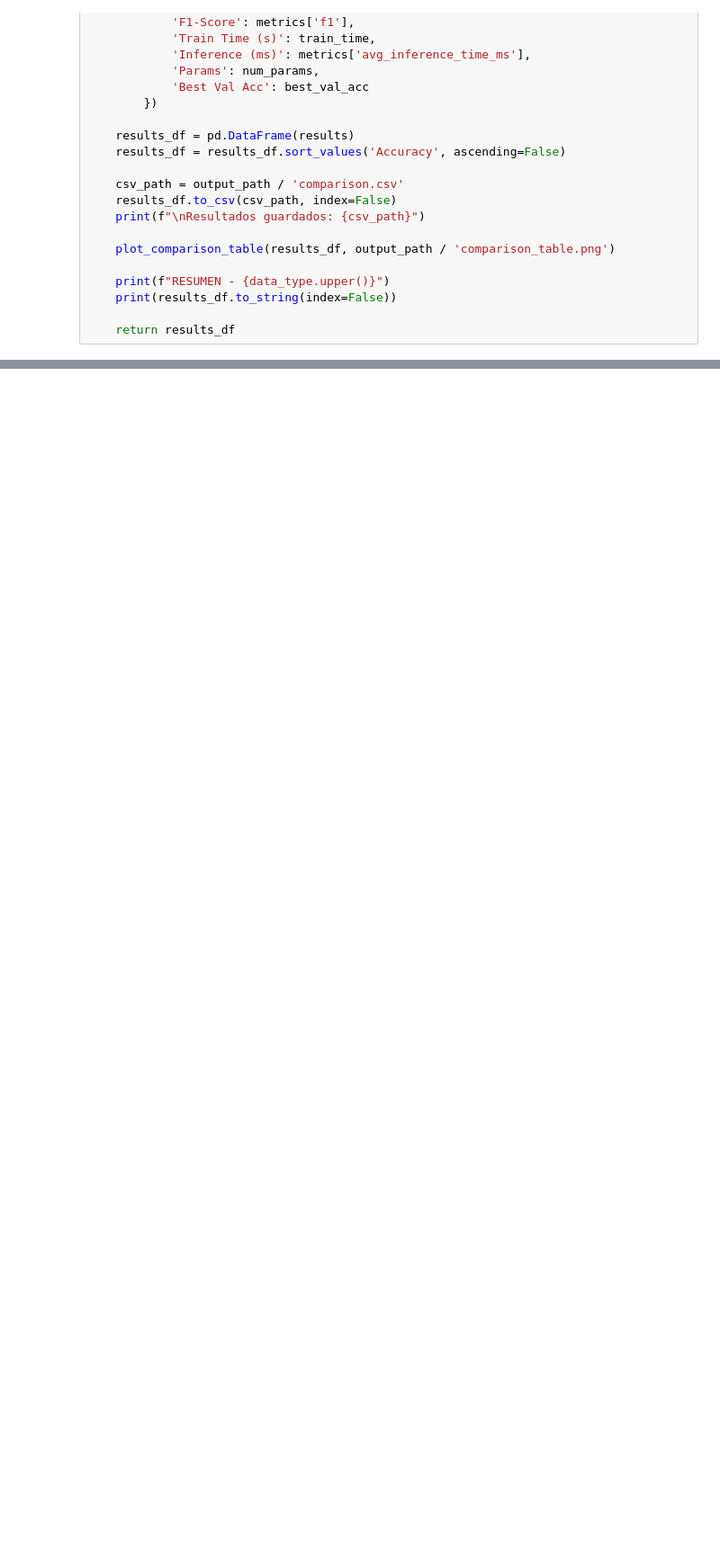
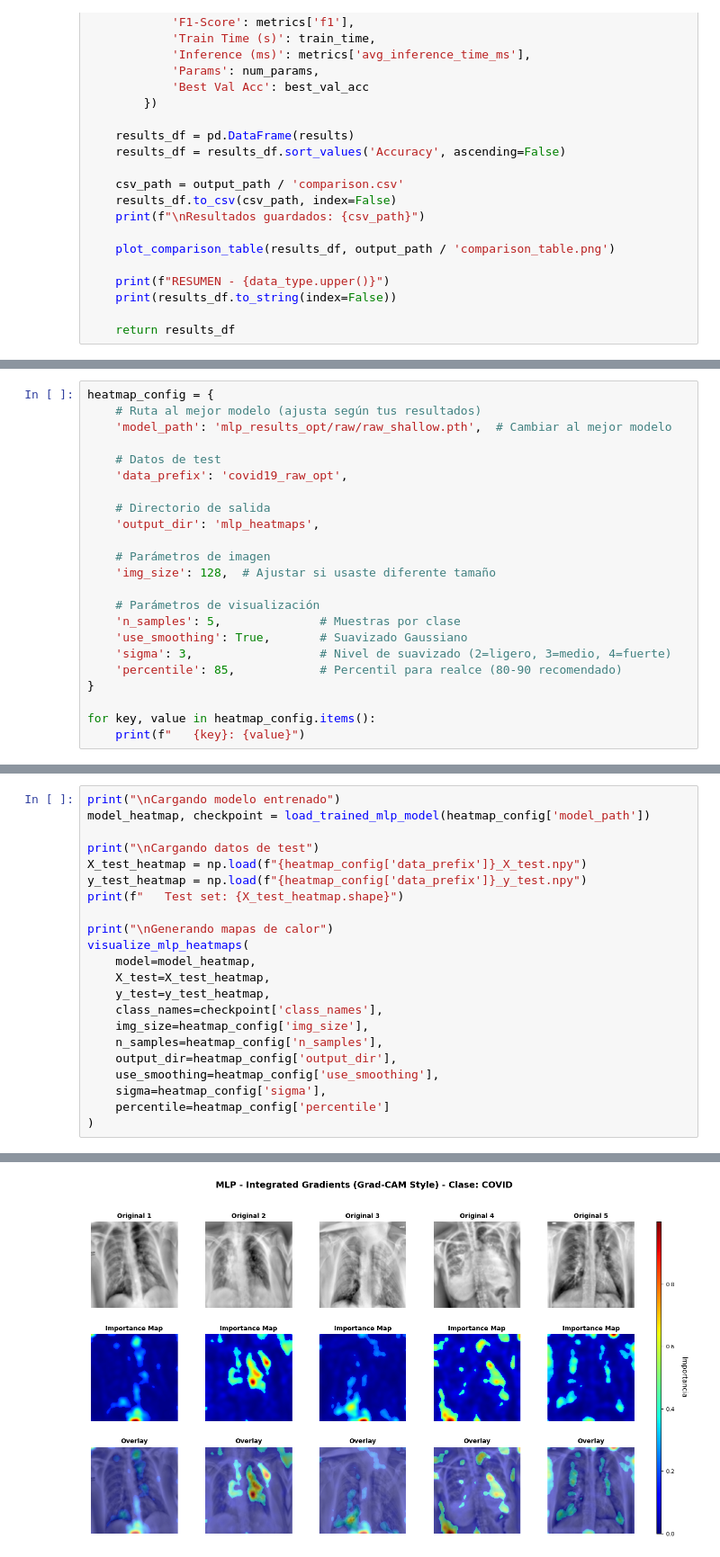
Before and after one commit to dlurena24/Proyecto2Recon, a Jupyter notebook: MLP.ipynb, the cells around one changed output, grey strips where cells are left out. Shown at 90% size. Saved outputs shown, nothing was run; the diff lists cells and outputs as text; blank space fills up the shorter version.

Commit message:
heatmaps

```diff
--- a/MLP.ipynb
+++ b/MLP.ipynb
@@ -694,0 +942,23 @@ raw_deep_regularized  0.900589   0.900100 0.900589  0.900250      313.928853
+# %%
+heatmap_config = {
+    # Ruta al mejor modelo (ajusta según tus resultados)
+    'model_path': 'mlp_results_opt/raw/raw_shallow.pth',  # Cambiar al mejor modelo
+
+    # Datos de test
+    'data_prefix': 'covid19_raw_opt',
+
+    # Directorio de salida
+    'output_dir': 'mlp_heatmaps',
+
+    # Parámetros de imagen
+    'img_size': 128,  # Ajustar si usaste diferente tamaño
+
+    # Parámetros de visualización
+    'n_samples': 5,              # Muestras por clase
+    'use_smoothing': True,       # Suavizado Gaussiano
+    'sigma': 3,                  # Nivel de suavizado (2=ligero, 3=medio, 4=fuerte)
+    'percentile': 85,            # Percentil para realce (80-90 recomendado)
+}
+
+for key, value in heatmap_config.items():
+    print(f"   {key}: {value}")
@@ -694,0 +974,23 @@ raw_deep_regularized  0.900589   0.900100 0.900589  0.900250      313.928853
+# %%
+print("\nCargando modelo entrenado")
+model_heatmap, checkpoint = load_trained_mlp_model(heatmap_config['model_path'])
+
+print("\nCargando datos de test")
+X_test_heatmap = np.load(f"{heatmap_config['data_prefix']}_X_test.npy")
+y_test_heatmap = np.load(f"{heatmap_config['data_prefix']}_y_test.npy")
+print(f"   Test set: {X_test_heatmap.shape}")
+
+print("\nGenerando mapas de calor")
+visualize_mlp_heatmaps(
+    model=model_heatmap,
+    X_test=X_test_heatmap,
+    y_test=y_test_heatmap,
+    class_names=checkpoint['class_names'],
+    img_size=heatmap_config['img_size'],
+    n_samples=heatmap_config['n_samples'],
+    output_dir=heatmap_config['output_dir'],
+    use_smoothing=heatmap_config['use_smoothing'],
+    sigma=heatmap_config['sigma'],
+    percentile=heatmap_config['percentile']
+)
+# %% [output]
@@ -694,0 +1012 @@ raw_deep_regularized  0.900589   0.900100 0.900589  0.900250      313.928853
+[figure, added]
```
Also changed, not shown: parts of 12 cells of this notebook.
